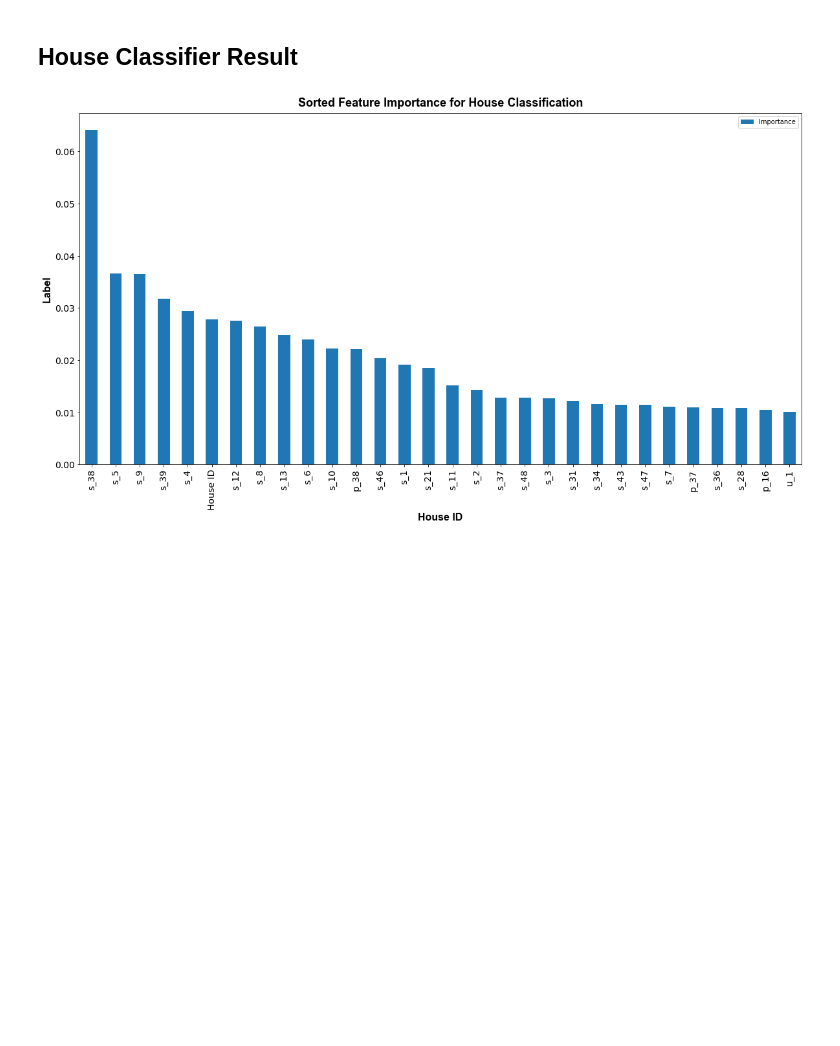
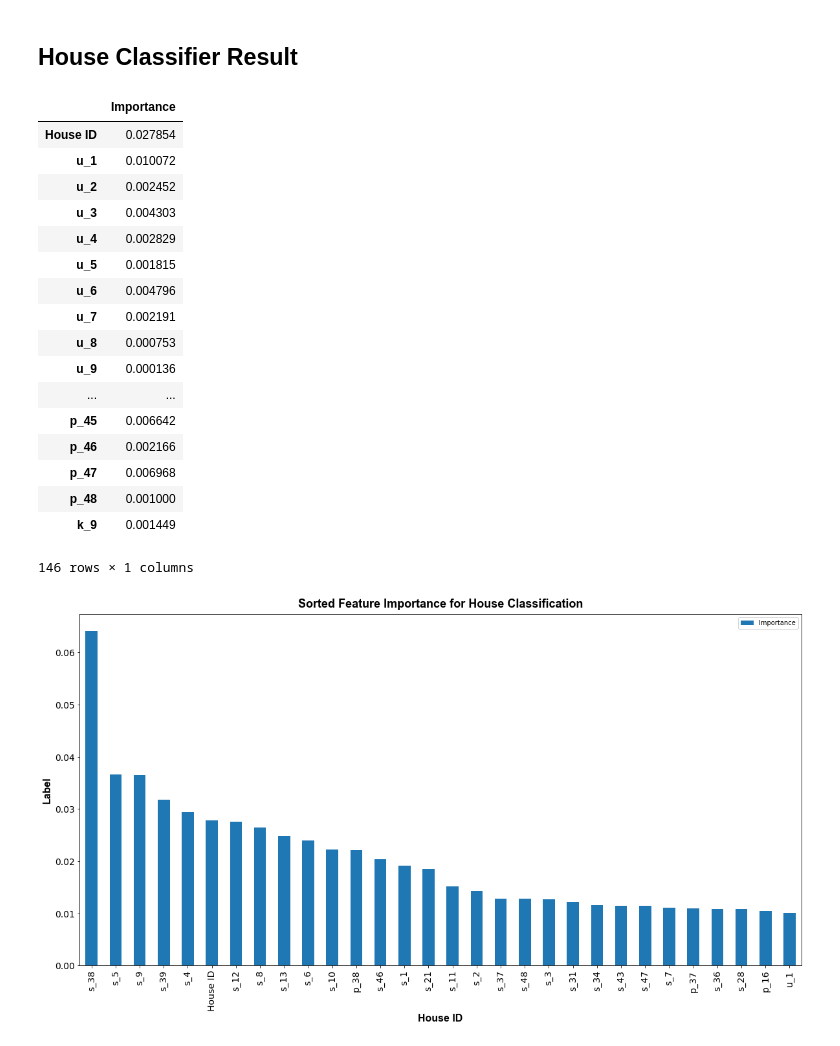
Before and after one commit to torenunez/udacity-mlnd-capstone, a Jupyter notebook: ev_capstone.ipynb, the cells around one changed output. Saved outputs shown, nothing was run; the diff lists cells and outputs as text; code cells hidden in the pictures; blank space fills up the shorter version.

```diff
--- a/ev_capstone.ipynb
+++ b/ev_capstone.ipynb
@@ -1473,10 +1473,30 @@ Final Validation F1-Score: 0.735
 # %%
 best_h_clf = best_h1_clf
 y_valid_house_pred_best = y_valid_house_pred_best1
 
 h_importance_df = pd.DataFrame(best_h_clf.feature_importances_,
                               index=X_train_house.columns,
                               columns=['Importance'])
+h_importance_df
+# %% [output]
+|  | Importance |
+| House ID | 0.027854 |
+| u_1 | 0.010072 |
+| u_2 | 0.002452 |
+| u_3 | 0.004303 |
+| u_4 | 0.002829 |
+| u_5 | 0.001815 |
+| u_6 | 0.004796 |
+| u_7 | 0.002191 |
+| u_8 | 0.000753 |
+| u_9 | 0.000136 |
+| ... | ... |
+| p_45 | 0.006642 |
+| p_46 | 0.002166 |
+| p_47 | 0.006968 |
+| p_48 | 0.001000 |
+| k_9 | 0.001449 |
+146 rows × 1 columns
 # %%
 h_importance_df.sort_values('Importance', ascending=False).head(30).plot.bar(figsize=(20,10))
 plt.xlabel('House ID', **axis_font)
```
Also changed, not shown: parts of 1 cell of this notebook, 2 other files.
